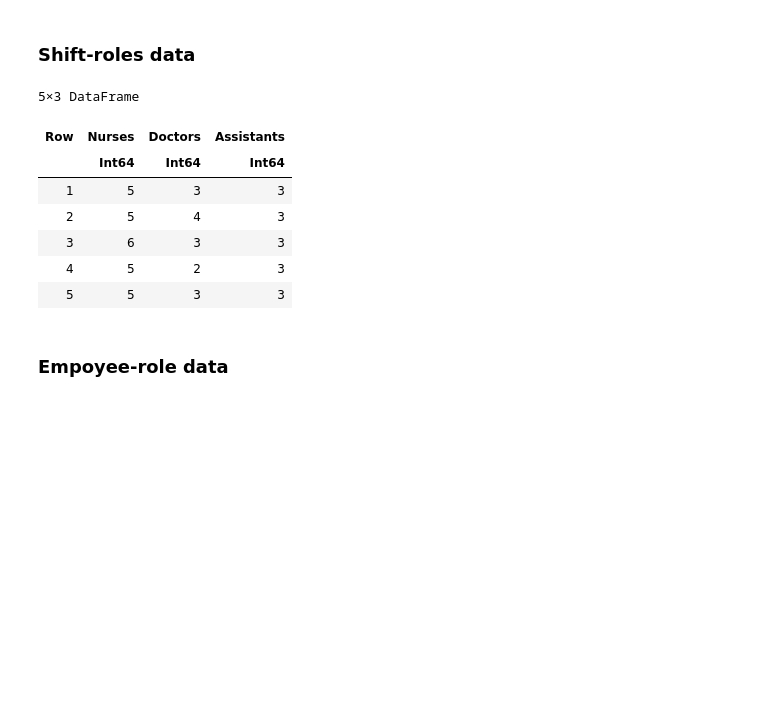
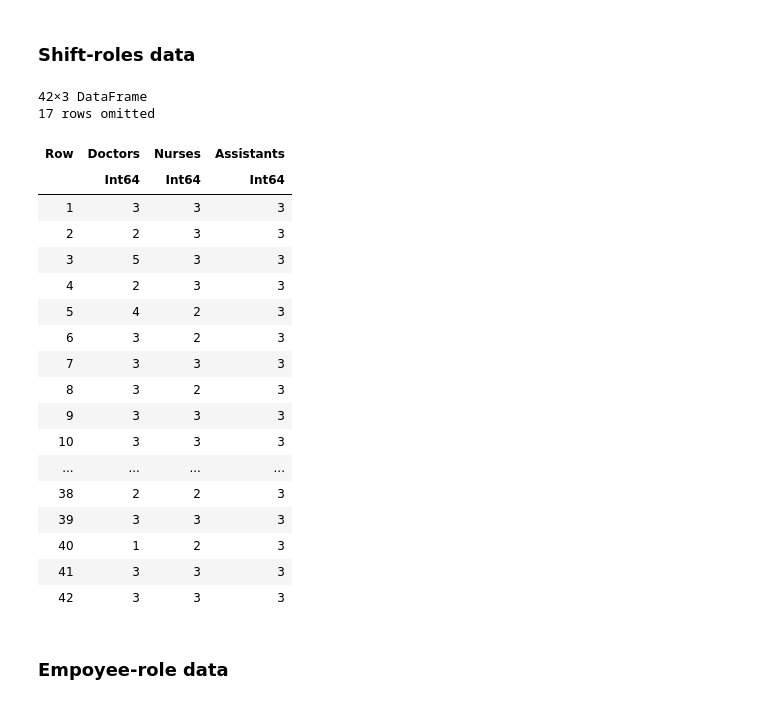
Before and after one commit to pudderludde/6.7200-final-project, a Jupyter notebook: Hospital2.ipynb, the cells around one changed output. Cells and saved outputs as stored; diff of their text form; code cells hidden in the pictures; blank space fills up the shorter version.

```diff
--- a/Hospital2.ipynb
+++ b/Hospital2.ipynb
@@ -76,22 +84,35 @@ first(shifts,10)
 # %%
 S = shifts[!,1:2]
 m = nrow(shifts)
 
 Random.seed!(1)
 # Roles needed for each shift
-shift_roles = DataFrame(Nurses=[5+rand([0,0,0,0,1])*rand([1,-1]) for _ in 1:m],
-    Doctors=[3+rand([0,0,0,0,1,1,2])*rand([1,-1]) for _ in 1:m],
+shift_roles = DataFrame(Doctors=[3+rand([0,0,0,0,1,1,2])*rand([1,-1]) for _ in 1:m],
+    Nurses=[3+rand([0,0,0,0,1])*rand([1,-1]) for _ in 1:m],
     Assistants=[3 for _ in 1:m])
-first(shift_roles,5)
+# first(shift_roles,5)
+shift_roles
 # %% [output]
-5×3 DataFrame
+42×3 DataFrame
+17 rows omitted
-| Row | Nurses | Doctors | Assistants |
+| Row | Doctors | Nurses | Assistants |
 |  | Int64 | Int64 | Int64 |
-| 1 | 5 | 3 | 3 |
-| 2 | 5 | 4 | 3 |
-| 3 | 6 | 3 | 3 |
-| 4 | 5 | 2 | 3 |
-| 5 | 5 | 3 | 3 |
+| 1 | 3 | 3 | 3 |
+| 2 | 2 | 3 | 3 |
+| 3 | 5 | 3 | 3 |
+| 4 | 2 | 3 | 3 |
+| 5 | 4 | 2 | 3 |
+| 6 | 3 | 2 | 3 |
+| 7 | 3 | 3 | 3 |
+| 8 | 3 | 2 | 3 |
+| 9 | 3 | 3 | 3 |
+| 10 | 3 | 3 | 3 |
+| ... | ... | ... | ... |
+| 38 | 2 | 2 | 3 |
+| 39 | 3 | 3 | 3 |
+| 40 | 1 | 2 | 3 |
+| 41 | 3 | 3 | 3 |
+| 42 | 3 | 3 | 3 |
 # %% [markdown]
 ### Empoyee-role data
 # %%
```
Also changed, not shown: parts of 12 cells of this notebook.
